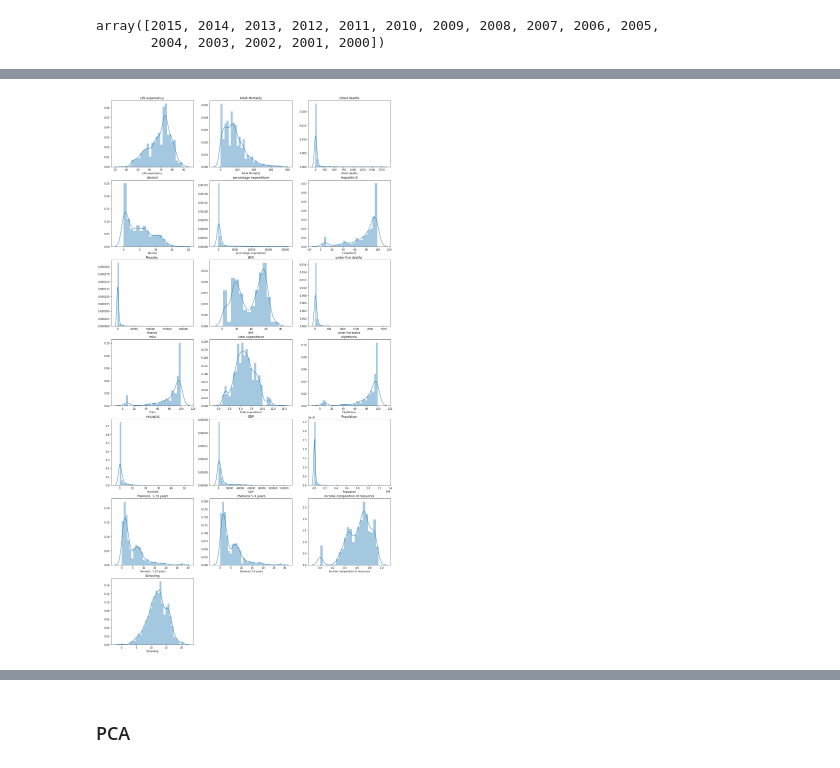
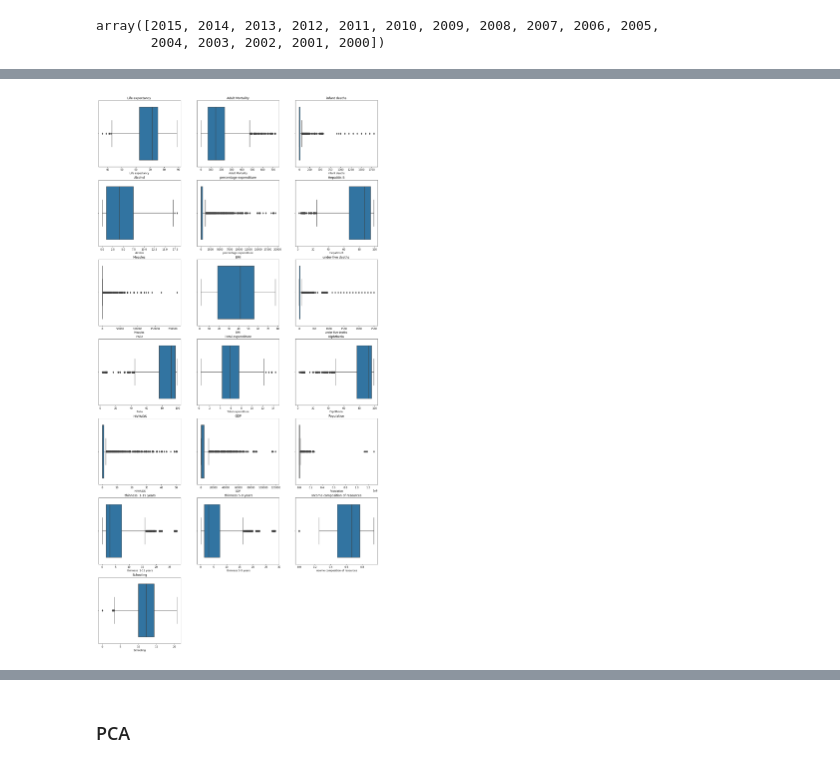
Before and after one commit to cullinap/thinkful, a Jupyter notebook: Challenge.ipynb, the cells around one changed output, grey strips where cells are left out. Saved outputs shown, nothing was run; the diff lists cells and outputs as text; code cells hidden in the pictures.

```diff
--- a/Challenge.ipynb
+++ b/Challenge.ipynb
@@ -260,3 +286,3 @@ lifeexpectancy_df['Hepatitis B'] = lifeexpectancy_df['Hepatitis B'].interpolate(
 # %%
-#interpolate Total Expenditure
-lifeexpectancy_df['Total expenditure'] = lifeexpectancy_df['Total expenditure'].interpolate()
+#interpolate total expenditure
+lifeexpectancy_hepandalc['Total expenditure'] = lifeexpectancy_hepandalc['Total expenditure'].interpolate()
@@ -270,2 +314,2 @@ lifeexpectancy_data = lifeexpectancy_df[~lifeexpectancy_df.Country.isin(no_pop)]
 # %%
-lifeexpectancy_data = lifeexpectancy_data.dropna()
+lifeexpectancy_data = lifeexpectancy_hepandalc.dropna()
@@ -341,7 +348,3 @@ array(['Afghanistan', 'Albania', 'Algeria', 'Angola', 'Argentina',
 lifeexpectancy_data['Status'].unique()
 # %% [output]
 array(['Developing', 'Developed'], dtype=object)
-# %%
-encoder = OrdinalEncoder()
-
-lifeexpectancy_data.Status = encoder.fit_transform(lifeexpectancy_data.Status.values.reshape(-1, 1))
@@ -354,0 +369,4 @@ array([2015, 2014, 2013, 2012, 2011, 2010, 2009, 2008, 2007, 2006, 2005,
+# %%
+encoder = OrdinalEncoder()
+
+lifeexpectancy_data['Status_encoded'] = encoder.fit_transform(lifeexpectancy_data.Status.values.reshape(-1, 1))
@@ -387,11 +425,11 @@ lifeexpectancy_data[numerical_data].head()
 # %%
 plt.figure(figsize = (20,40))
 
 for i in range(19):
     plt.subplot(7,3,i+1)
-    sns.distplot(lifeexpectancy_data[numerical_data[i]].dropna())
+    sns.boxplot(lifeexpectancy_data[numerical_data[i]].dropna())
     plt.title(numerical_data[i])
 
 plt.show()
 # %% [output]
-[figure, old version]
+[figure, new version]
```
Also changed, not shown: parts of 59 cells of this notebook.
